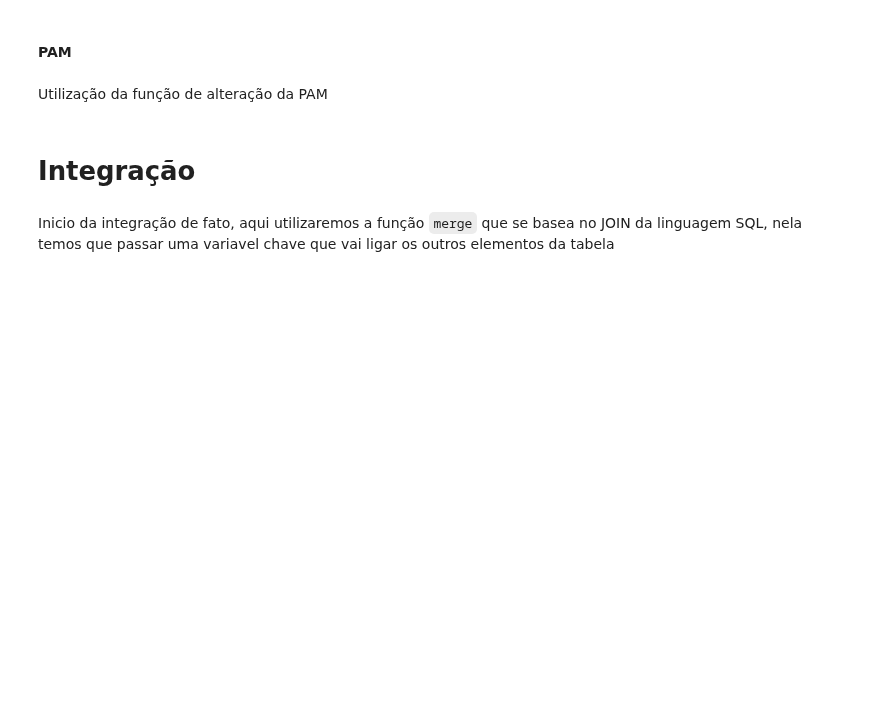
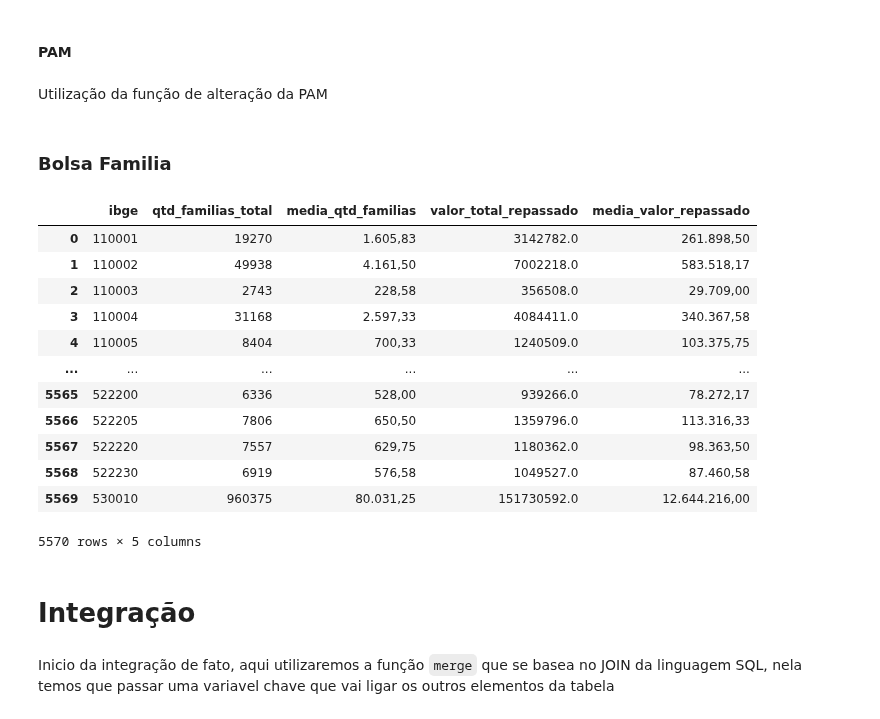
Before and after one commit to AHChaves/IC-InSAN, a Jupyter notebook: Integracao/integracao_2017.ipynb, the cells around one changed output. Saved outputs shown, nothing was run; the diff lists cells and outputs as text; code cells hidden in the pictures; blank space fills up the shorter version.

```diff
--- a/Integracao/integracao_2017.ipynb
+++ b/Integracao/integracao_2017.ipynb
@@ -166,6 +189,26 @@ pib_Munic_BD_2017['Produto Interno Bruto per capita, a preços correntes(R$ 1,00
 Utilização da função de alteração da PAM
 # %%
 PAM_2017 = PAM(PAM_2017)
+# %% [markdown]
+### Bolsa Familia
+# %%
+bolsa_familia = Bolsa_Familia(bolsa_familia)
+# %%
+bolsa_familia
+# %% [output]
+|  | ibge | qtd_familias_total | media_qtd_familias | valor_total_repassado | media_valor_repassado |
+| 0 | 110001 | 19270 | 1.605,83 | 3142782.0 | 261.898,50 |
+| 1 | 110002 | 49938 | 4.161,50 | 7002218.0 | 583.518,17 |
+| 2 | 110003 | 2743 | 228,58 | 356508.0 | 29.709,00 |
+| 3 | 110004 | 31168 | 2.597,33 | 4084411.0 | 340.367,58 |
+| 4 | 110005 | 8404 | 700,33 | 1240509.0 | 103.375,75 |
+| ... | ... | ... | ... | ... | ... |
+| 5565 | 522200 | 6336 | 528,00 | 939266.0 | 78.272,17 |
+| 5566 | 522205 | 7806 | 650,50 | 1359796.0 | 113.316,33 |
+| 5567 | 522220 | 7557 | 629,75 | 1180362.0 | 98.363,50 |
+| 5568 | 522230 | 6919 | 576,58 | 1049527.0 | 87.460,58 |
+| 5569 | 530010 | 960375 | 80.031,25 | 151730592.0 | 12.644.216,00 |
+5570 rows × 5 columns
 # %% [markdown]
 # Integração
 # %% [markdown]
```
Also changed, not shown: parts of 11 cells of this notebook.
